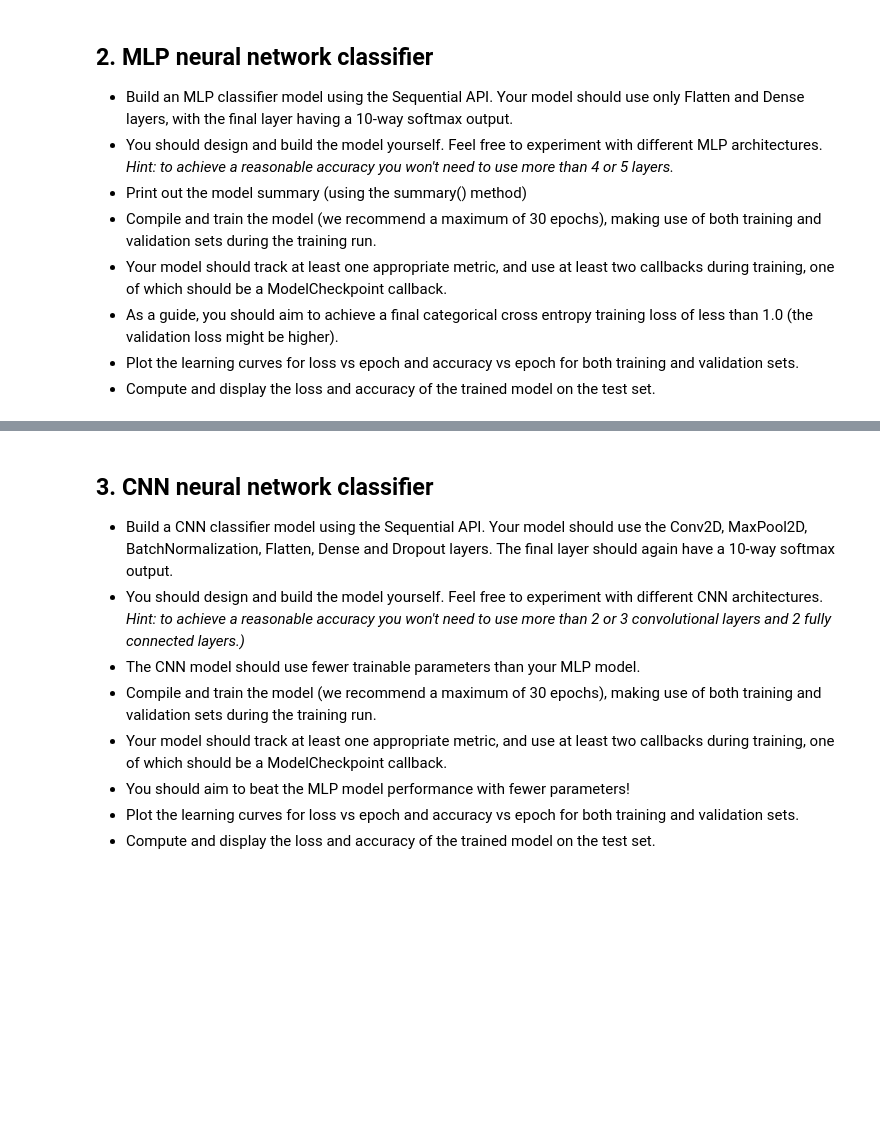
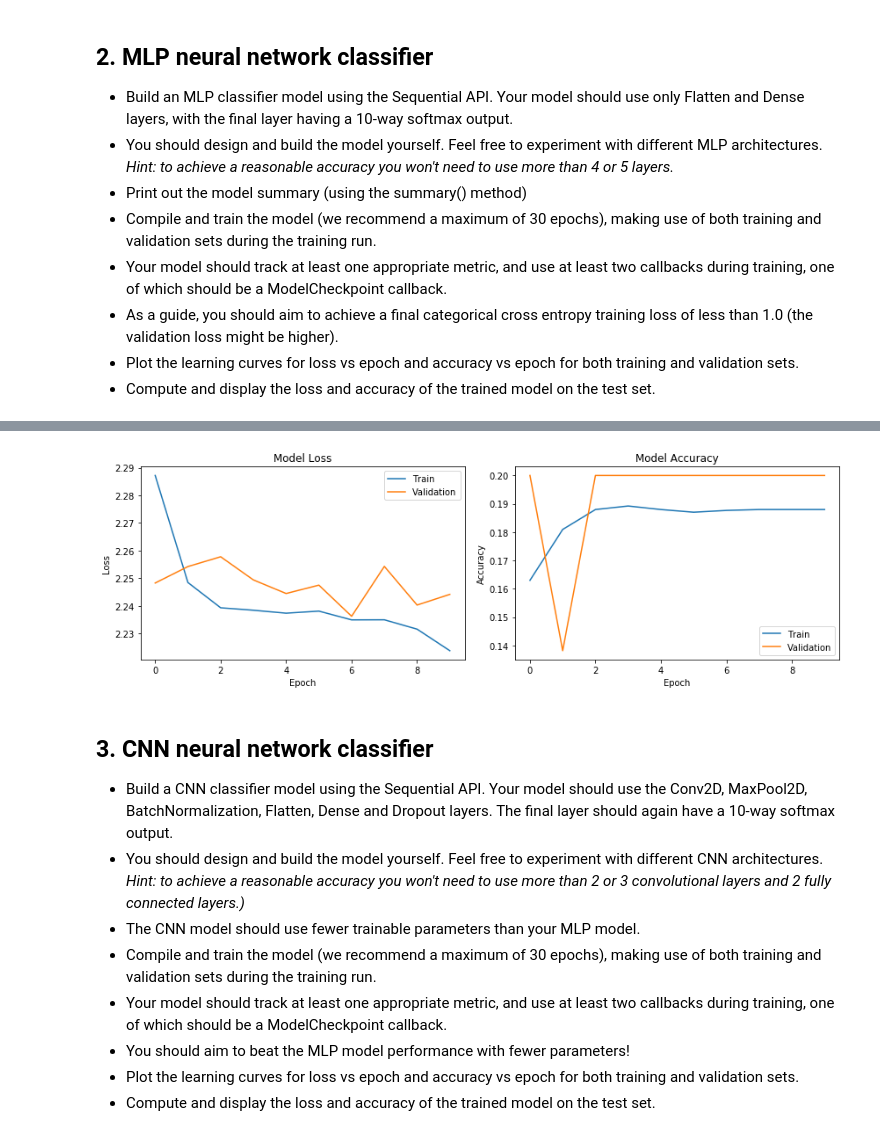
Before and after one commit to dennislamcv1/ICLT2, a Jupyter notebook: Getting started with TensorFlow 2/Capstone Project.ipynb, the cells around one changed output, grey strips where cells are left out. Saved outputs shown, nothing was run; the diff lists cells and outputs as text; code cells hidden in the pictures; blank space fills up the shorter version.

```diff
--- a/Getting started with TensorFlow 2/Capstone Project.ipynb
+++ b/Getting started with TensorFlow 2/Capstone Project.ipynb
@@ -58,3 +124,0 @@ X_train.shape, X_test.shape
-# %%
-X_train = np.moveaxis(X_train, -1, 0)
-X_test = np.moveaxis(X_test, -1 , 0)
@@ -175,2 +166,3 @@ _________________________________________________________________
 # %%
-model2.compile(optimizer='adam', loss='categorical_crossentropy', metrics=['acc'])
+# Compile the model
+mlp_model.compile(optimizer='adam', loss='categorical_crossentropy', metrics=['accuracy'])
@@ -217,0 +169,7 @@ Text(0.5, 1.0, 'Accuracy')
+# %%
+# Set up callbacks
+checkpoint_callback = ModelCheckpoint("best_mlp_model.h5", save_best_only=True)
+early_stopping_callback = EarlyStopping(patience=5, restore_best_weights=True)
+# %%
+# Train the model
+history = mlp_model.fit(X_train, y_train, epochs=10, validation_split=0.2, callbacks=[checkpoint_callback, early_stopping_callback])
@@ -218,3 +194,29 @@ Text(0.5, 1.0, 'Accuracy')
+# %%
+# Plot learning curves
+plt.figure(figsize=(12, 4))
+
+# Plot training & validation loss values
+plt.subplot(1, 2, 1)
+plt.plot(history.history['loss'])
+plt.plot(history.history['val_loss'])
+plt.title('Model Loss')
+plt.xlabel('Epoch')
+plt.ylabel('Loss')
+plt.legend(['Train', 'Validation'], loc='upper right')
+
+# Plot training & validation accuracy values
+plt.subplot(1, 2, 2)
+plt.plot(history.history['accuracy'])
+plt.plot(history.history['val_accuracy'])
+plt.title('Model Accuracy')
+plt.xlabel('Epoch')
+plt.ylabel('Accuracy')
+plt.legend(['Train', 'Validation'], loc='lower right')
+
+plt.tight_layout()
+plt.show()
+# %% [output]
+[figure, added]
 # %% [markdown]
 ## 3. CNN neural network classifier
 * Build a CNN classifier model using the Sequential API. Your model should use the Conv2D, MaxPool2D, BatchNormalization, Flatten, Dense and Dropout layers. The final layer should again have a 10-way softmax output.
```
Also changed, not shown: parts of 63 cells of this notebook, 9 other files.
